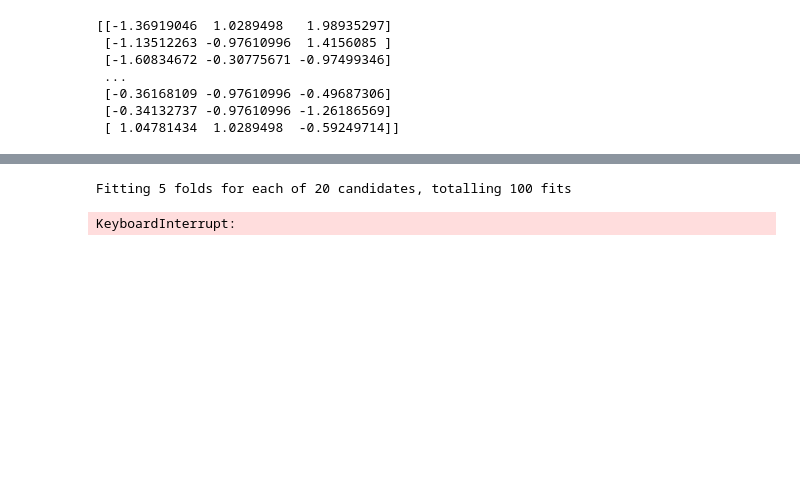
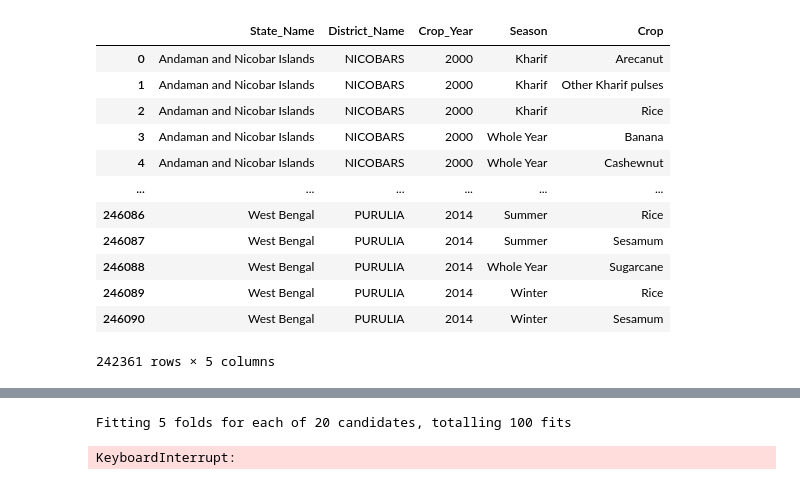
Before and after one commit to Joywin2412/CropPrediction, a Jupyter notebook: file1.ipynb, the cells around one changed output, grey strips where cells are left out. Cells and saved outputs as stored; diff of their text form; code cells hidden in the pictures; blank space fills up the shorter version.

```diff
--- a/file1.ipynb
+++ b/file1.ipynb
@@ -109,11 +5,25 @@ X_train , X_cv , y_train , y_cv = train_test_split(X_train_normalized, y, test_s
-# %%
-print(X_train)
-# n_estimators=1000, max_depth=7, eta=0.1, subsample=0.7, colsample_bytree=0.8
-# %% [output]
-[[-1.36919046  1.0289498   1.98935297]
- [-1.13512263 -0.97610996  1.4156085 ]
- [-1.60834672 -0.30775671 -0.97499346]
- ...
- [-0.36168109 -0.97610996 -0.49687306]
- [-0.34132737 -0.97610996 -1.26186569]
- [ 1.04781434  1.0289498  -0.59249714]]
+# %%
+data = pd.read_csv("crop_production.csv")
+df = pd.DataFrame(data)
+df = df.dropna()
+cols = [-1,-2]
+y = df[df.columns[cols]]
+df = df.drop(["Area",'Production'],axis = 1)
+y["Result"] = y["Production"]/y['Area']
+y = y.drop(['Area','Production'],axis = 1)
+# %%
+df
+# %% [output]
+|  | State_Name | District_Name | Crop_Year | Season | Crop |
+| 0 | Andaman and Nicobar Islands | NICOBARS | 2000 | Kharif | Arecanut |
+| 1 | Andaman and Nicobar Islands | NICOBARS | 2000 | Kharif | Other Kharif pulses |
+| 2 | Andaman and Nicobar Islands | NICOBARS | 2000 | Kharif | Rice |
+| 3 | Andaman and Nicobar Islands | NICOBARS | 2000 | Whole Year | Banana |
+| 4 | Andaman and Nicobar Islands | NICOBARS | 2000 | Whole Year | Cashewnut |
+| ... | ... | ... | ... | ... | ... |
+| 246086 | West Bengal | PURULIA | 2014 | Summer | Rice |
+| 246087 | West Bengal | PURULIA | 2014 | Summer | Sesamum |
+| 246088 | West Bengal | PURULIA | 2014 | Whole Year | Sugarcane |
+| 246089 | West Bengal | PURULIA | 2014 | Winter | Rice |
+| 246090 | West Bengal | PURULIA | 2014 | Winter | Sesamum |
+242361 rows × 5 columns
```
Also changed, not shown: parts of 5 cells of this notebook.
